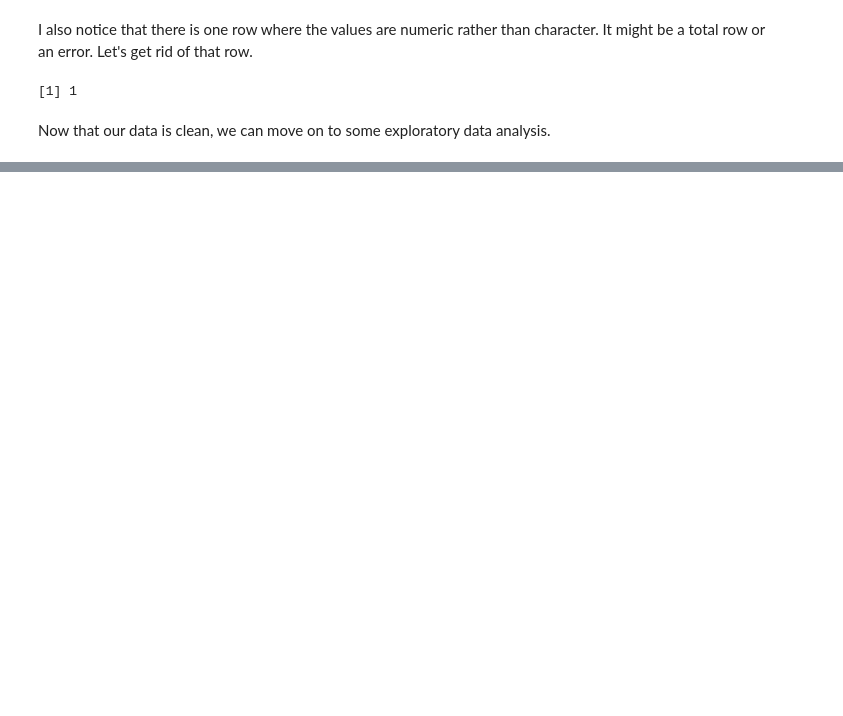
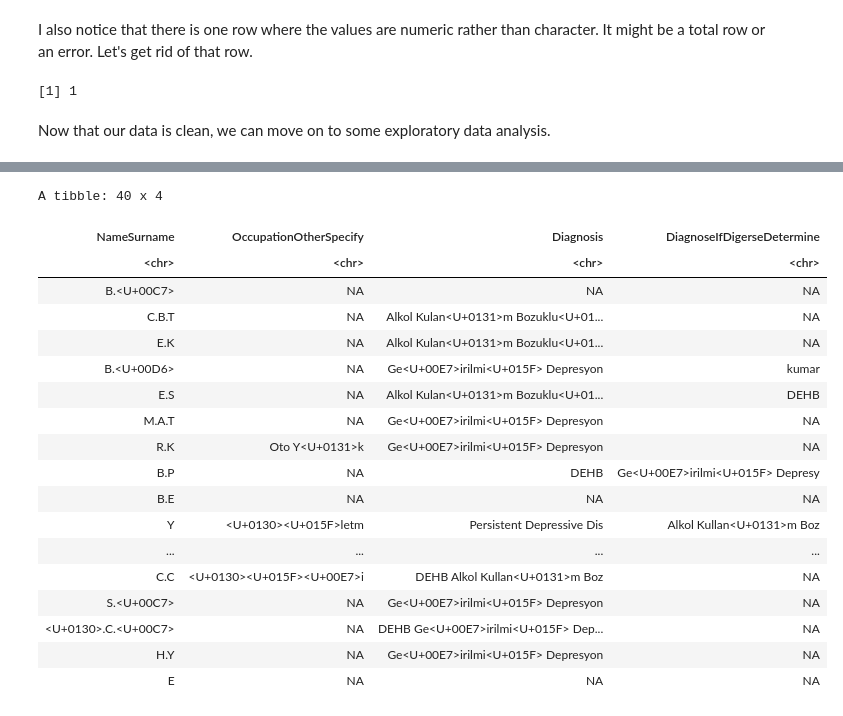
Before and after one commit to anly501/dsan-5000-project-mfgeary, a Jupyter notebook: dsan-website/5000-website/data-cleaning/data-cleaning.ipynb, the cells around one changed output, grey strips where cells are left out. Cells and saved outputs as stored; diff of their text form; code cells hidden in the pictures; blank space fills up the shorter version.

```diff
--- a/dsan-website/5000-website/data-cleaning/data-cleaning.ipynb
+++ b/dsan-website/5000-website/data-cleaning/data-cleaning.ipynb
@@ -427,3 +465,5 @@ cannabinoid %>%
     write_csv("../data/cannabinoid_clean.csv")
 # %% [markdown]
 Now that our data is clean, we can move on to some exploratory data analysis.
+# %%
+research_data <- read_csv("../data/cannabis_research_data.csv")
@@ -429,0 +493,23 @@ Now that our data is clean, we can move on to some exploratory data analysis.
+# %%
+research_data %>%
+    select(where(is.character))
+# %% [output]
+A tibble: 40 x 4
+| NameSurname | OccupationOtherSpecify | Diagnosis | DiagnoseIfDigerseDetermine |
+| <chr> | <chr> | <chr> | <chr> |
+| B.<U+00C7> | NA | NA | NA |
+| C.B.T | NA | Alkol Kulan<U+0131>m Bozuklu<U+01... | NA |
+| E.K | NA | Alkol Kulan<U+0131>m Bozuklu<U+01... | NA |
+| B.<U+00D6> | NA | Ge<U+00E7>irilmi<U+015F> Depresyon | kumar |
+| E.S | NA | Alkol Kulan<U+0131>m Bozuklu<U+01... | DEHB |
+| M.A.T | NA | Ge<U+00E7>irilmi<U+015F> Depresyon | NA |
+| R.K | Oto Y<U+0131>k | Ge<U+00E7>irilmi<U+015F> Depresyon | NA |
+| B.P | NA | DEHB | Ge<U+00E7>irilmi<U+015F> Depresy |
+| B.E | NA | NA | NA |
+| Y | <U+0130><U+015F>letm | Persistent Depressive Dis | Alkol Kullan<U+0131>m Boz |
+| ... | ... | ... | ... |
+| C.C | <U+0130><U+015F><U+00E7>i | DEHB Alkol Kullan<U+0131>m Boz | NA |
+| S.<U+00C7> | NA | Ge<U+00E7>irilmi<U+015F> Depresyon | NA |
+| <U+0130>.C.<U+00C7> | NA | DEHB Ge<U+00E7>irilmi<U+015F> Dep... | NA |
+| H.Y | NA | Ge<U+00E7>irilmi<U+015F> Depresyon | NA |
+| E | NA | NA | NA |
```
Also changed, not shown: parts of 40 cells of this notebook.
